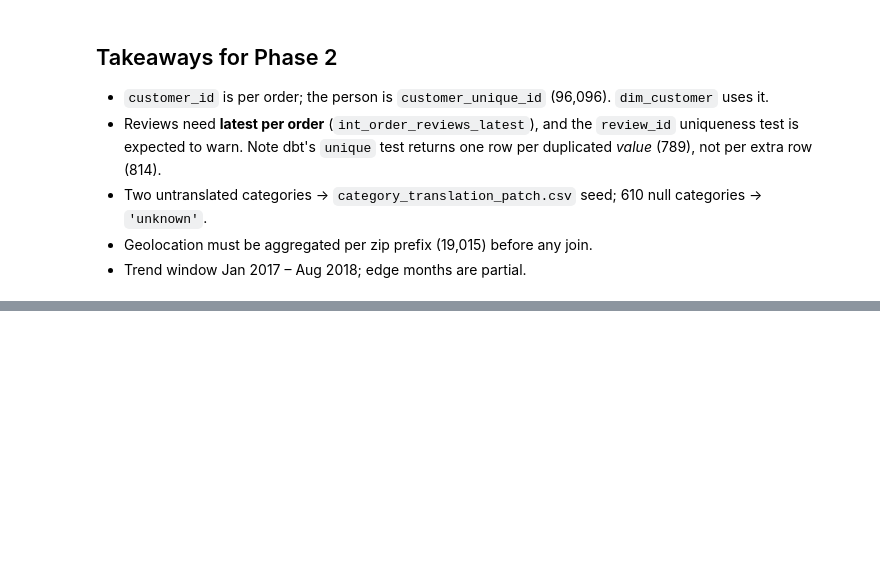
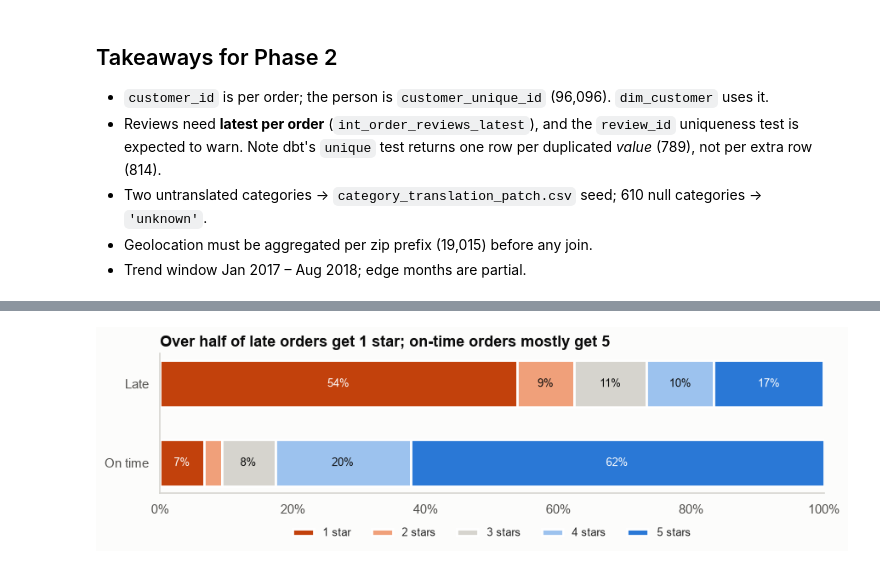
Before and after one commit to SudevOP1/RetailPulse, a Jupyter notebook: notebooks/01_eda.ipynb, the cells around one changed output, grey strips where cells are left out. Saved outputs shown, nothing was run; the diff lists cells and outputs as text; code cells hidden in the pictures; blank space fills up the shorter version.

```diff
--- a/notebooks/01_eda.ipynb
+++ b/notebooks/01_eda.ipynb
@@ -345,0 +427,33 @@ not_defined        3
+# %%
+rv_dist = db.read_sql("""
+    select case when is_late then 'Late' else 'On time' end as delivery, review_score, count(*) as orders
+    from marts.fact_orders
+    where is_late is not null and review_score is not null
+    group by 1, 2
+""")
+share = rv_dist.pivot(index="delivery", columns="review_score", values="orders")
+share = share.div(share.sum(axis=1), axis=0).loc[["Late", "On time"]]
+
+# Diverging: 1-2 stars warm, 3 neutral grey, 4-5 cool.
+score_colors = {1: "#c2410c", 2: "#f0a07a", 3: "#d6d4ce", 4: "#9cc2ee", 5: "#2a78d6"}
+fig, ax = plt.subplots(figsize=(9, 2.9))
+left = np.zeros(len(share))
+for score in [1, 2, 3, 4, 5]:
+    vals = share[score].values
+    ax.barh(share.index, vals, left=left, color=score_colors[score], edgecolor="white", linewidth=2,
+            label=f"{score} star" + ("s" if score > 1 else ""), height=0.6)
+    for y, (v, x0) in enumerate(zip(vals, left, strict=True)):
+        if v >= 0.06:
+            ax.text(x0 + v / 2, y, f"{v:.0%}", ha="center", va="center", fontsize=9,
+                    color="white" if score in (1, 5) else "#0b0b0b")
+    left += vals
+ax.invert_yaxis()
+ax.xaxis.set_major_formatter(PercentFormatter(1.0))
+ax.set(title="Over half of late orders get 1 star; on-time orders mostly get 5", xlim=(0, 1))
+ax.legend(ncol=5, loc="upper center", bbox_to_anchor=(0.5, -0.18), fontsize=9)
+ax.grid(False)
+plt.tight_layout()
+save_fig(fig, "review_distribution_late_vs_on_time")
+plt.show()
+# %% [output]
+[figure, added]
```
Also changed, not shown: parts of 11 cells of this notebook, 14 other files.
